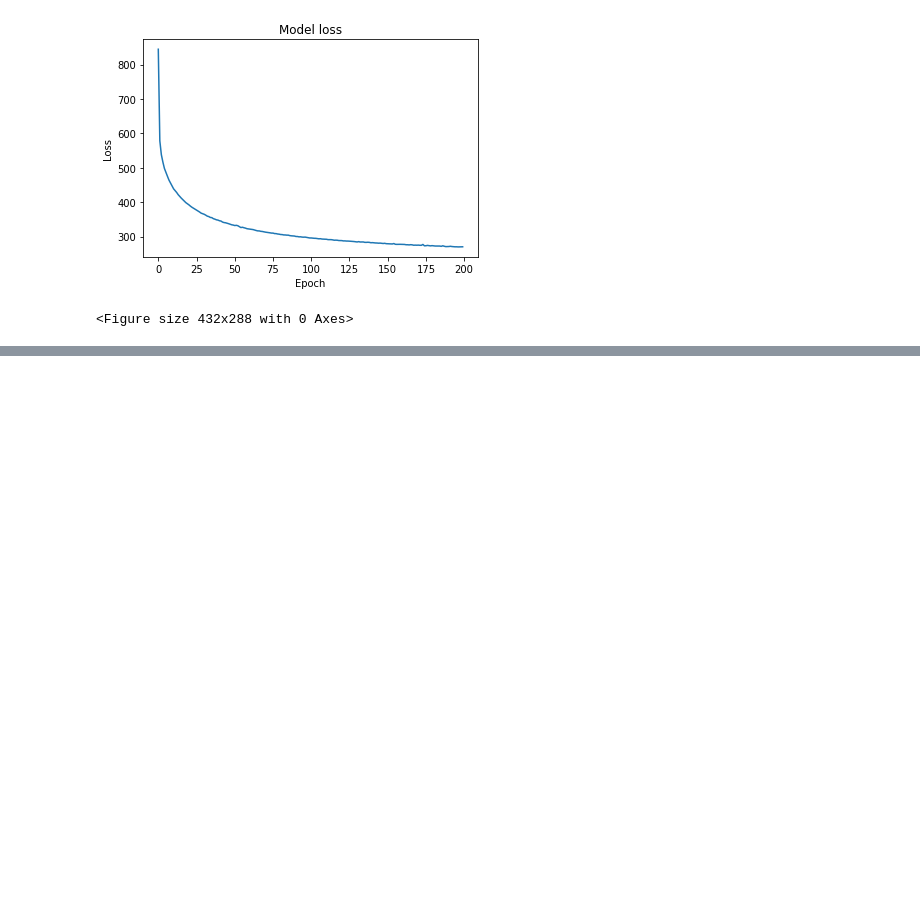
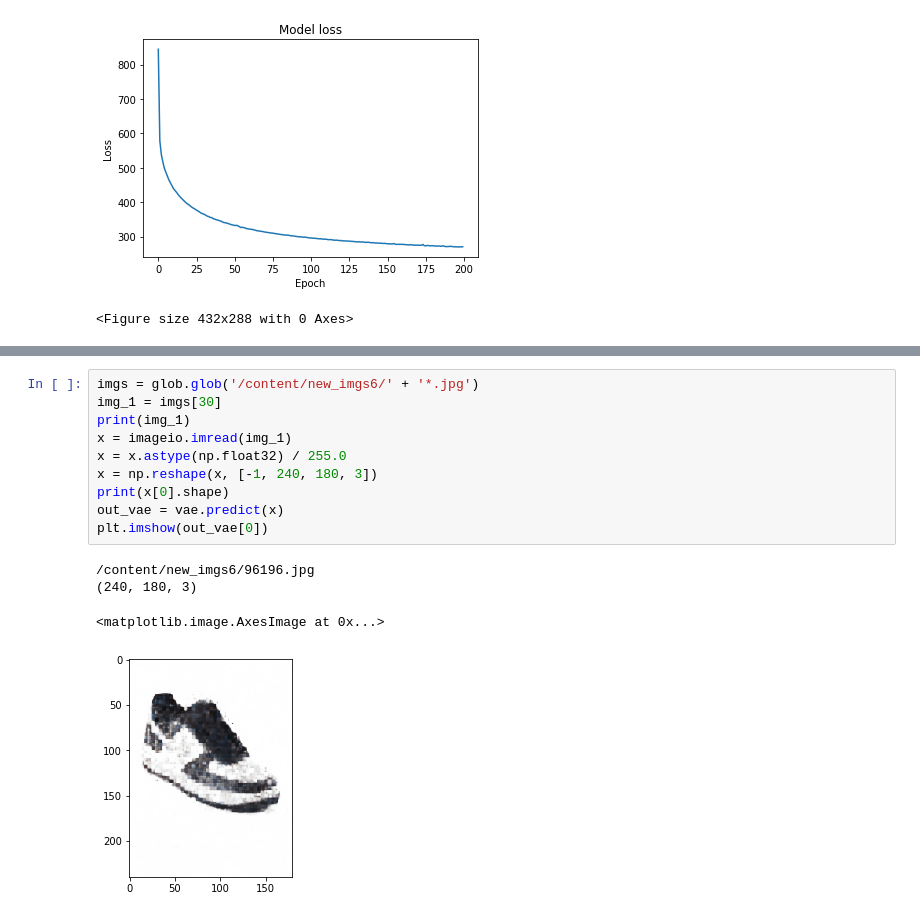
Before and after one commit to sarmientoj24/EE298, a Jupyter notebook: Rerun.ipynb, the cells around one changed output, grey strips where cells are left out. Drawn from its saved outputs; the diff is of its cells as text; blank space fills up the shorter version.

```diff
--- a/Rerun.ipynb
+++ b/Rerun.ipynb
@@ -232,0 +258,15 @@ Epoch 200/200
+# %%
+imgs = glob.glob('/content/new_imgs6/' + '*.jpg')
+img_1 = imgs[30]
+print(img_1)
+x = imageio.imread(img_1)
+x = x.astype(np.float32) / 255.0
+x = np.reshape(x, [-1, 240, 180, 3])
+print(x[0].shape)
+out_vae = vae.predict(x)
+plt.imshow(out_vae[0])
+# %% [output]
+/content/new_imgs6/96196.jpg
+(240, 180, 3)
+<matplotlib.image.AxesImage at 0x...>
+[figure, added]
```
Also changed, not shown: parts of 2 cells of this notebook.
